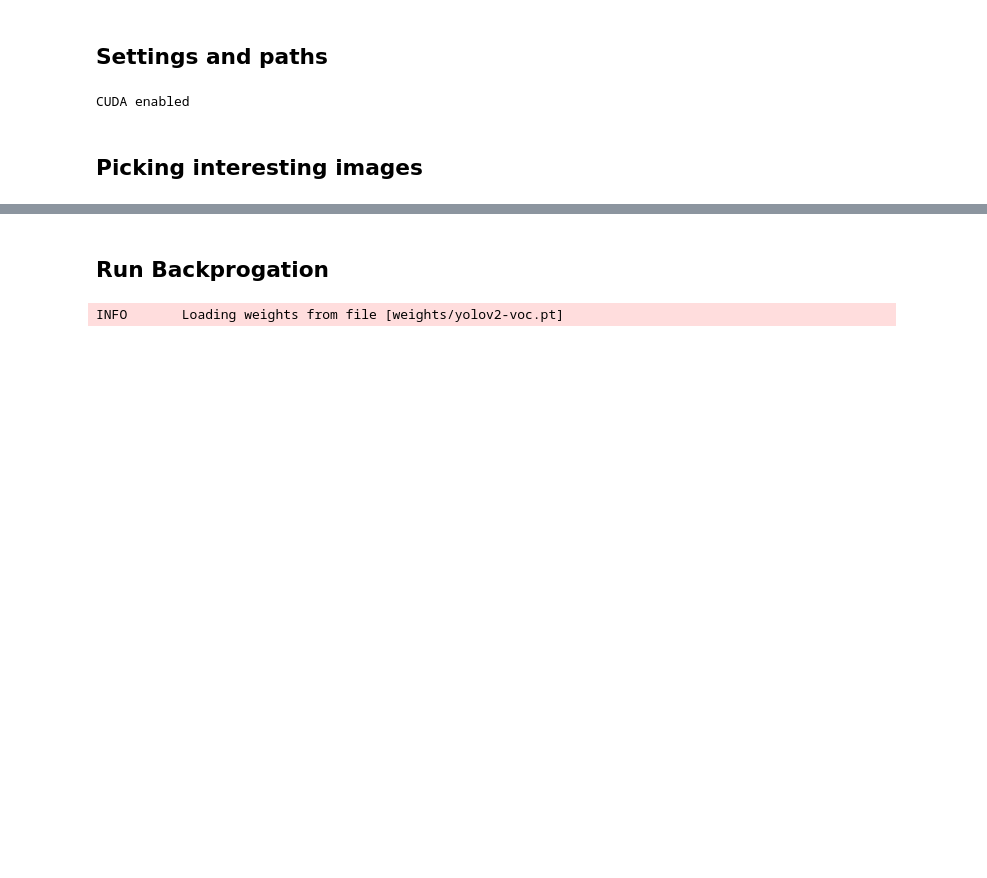
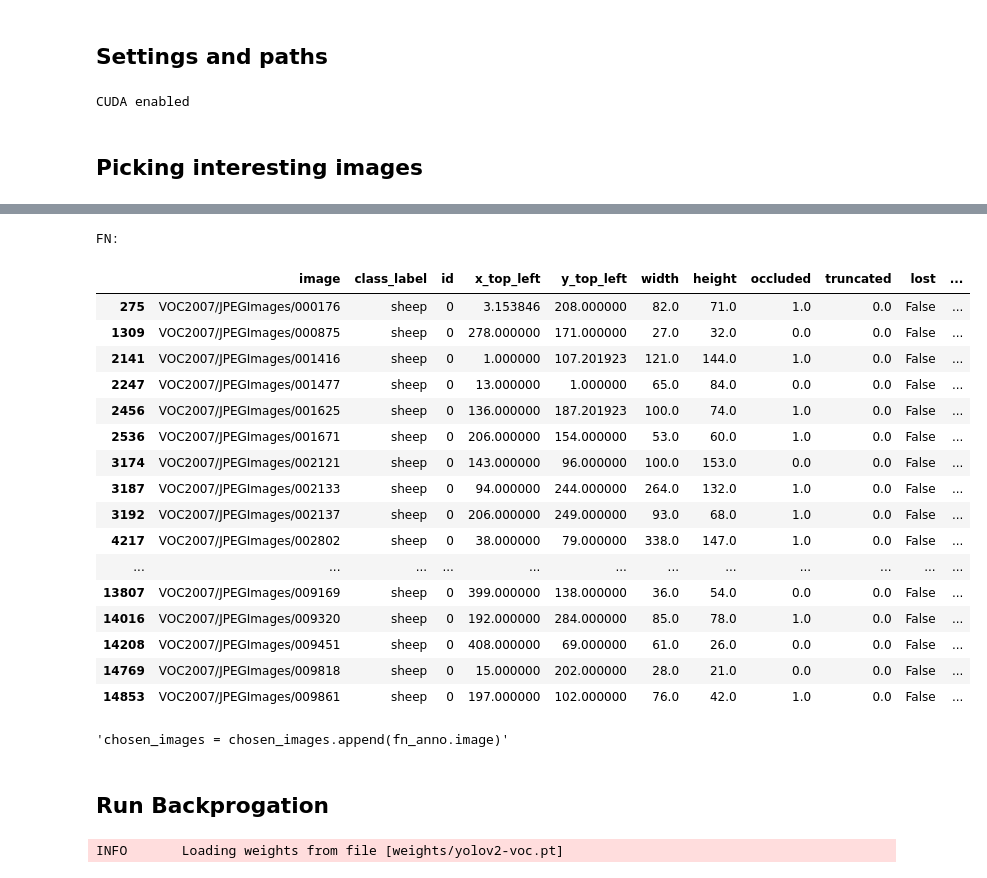
Before and after one commit to AntonPeeters/Interpretable-Object-Detection, a Jupyter notebook: object interpretation.ipynb, the cells around one changed output, grey strips where cells are left out. Cells and saved outputs as stored; diff of their text form; code cells hidden in the pictures; blank space fills up the shorter version.

```diff
--- a/object interpretation.ipynb
+++ b/object interpretation.ipynb
@@ -39,41 +32,40 @@ CUDA enabled
 # %% [markdown]
 ## Picking interesting images
 # %%
-my_class = 'horse' # Which class to look at
+# Load annotations
+anno = bb.io.load('pandas', 'data/annotations.pkl')
+det = bb.io.load('pandas', 'data/detections_all.h5')
+
+# Variables
+detection_threshold = 0.5
+
+my_class = 'sheep' # Which class to look at
 # aeroplane, bicycle, bird, boat, bottle, bus, car, cat, chair, cow, diningtable, dog, horse, motorbike, person, pottedplant, sheep, sofa, train, tvmonitor
 
 anno = anno[anno['class_label'] == my_class]
 det = det[det['class_label'] == my_class]
 
-filtered_det = det
-
-"""pr = bb.stat.pr(det, anno, 0.5)  # IoU threshold of 0.5
-ap = bb.stat.ap(pr)
-
-# Find detection threshold with maximal F1
-f1 = bb.stat.fscore(pr)
-threshold = bb.stat.peak(f1)
-
 # Filter detections based on threshold (computed in previous step from F1-curve)
-filtered_det = det[det.confidence >= threshold.confidence].copy()"""
+filtered_det = det[det.confidence >= detection_threshold].copy()
 
 # Compute TP,FP
-tpfp_det = bb.stat.match_det(filtered_det, anno, 0.0)
+tpfp_det = bb.stat.match_det(filtered_det, anno, 0.1, ignore=bb.stat.IgnoreMethod.SINGLE)
 # match_det() returns detections with a 'tp' and 'fp' column.
 print('TP FP:')
 tpfp_det = tpfp_det[tpfp_det['fp']]
-tpfp_det = tpfp_det[tpfp_det['confidence'] > 0.7]
 tpfp_det = tpfp_det.drop_duplicates(['image'])
 display(tpfp_det.sort_values(['confidence'], ascending=False))
 chosen_images = tpfp_det.image
 
 # Compute FN
-fn_anno = bb.stat.match_anno(filtered_det, anno, 0.0, bb.stat.IgnoreMethod=0)
+fn_anno = bb.stat.match_anno(filtered_det, anno, 0.5, ignore=bb.stat.IgnoreMethod.SINGLE)
 # match_anno() returns annotations with a 'detection' column that has the index of the matched detection
 # We use this to filter unmatched annotations (NaN as index)
 fn_anno = fn_anno[fn_anno.detection.isnull()]
+fn_anno = fn_anno[~fn_anno['ignore']]
 fn_anno = fn_anno.drop_duplicates(['image'])
 print('FN:')
 display(fn_anno)
-chosen_images = chosen_images.append(fn_anno.image)
+"""chosen_images = chosen_images.append(fn_anno.image)"""
+#chosen_images = fn_anno.image
 # %% [output]
@@ -81,3 +90,22 @@ SyntaxError: keyword can't be an expression (<ipython-input-11-f8830405b277>, li
+FN:
+|  | image | class_label | id | x_top_left | y_top_left | width | height | occluded | truncated | lost | ... |
+| 275 | VOC2007/JPEGImages/000176 | sheep | 0 | 3.153846 | 208.000000 | 82.0 | 71.0 | 1.0 | 0.0 | False | ... |
+| 1309 | VOC2007/JPEGImages/000875 | sheep | 0 | 278.000000 | 171.000000 | 27.0 | 32.0 | 0.0 | 0.0 | False | ... |
+| 2141 | VOC2007/JPEGImages/001416 | sheep | 0 | 1.000000 | 107.201923 | 121.0 | 144.0 | 1.0 | 0.0 | False | ... |
+| 2247 | VOC2007/JPEGImages/001477 | sheep | 0 | 13.000000 | 1.000000 | 65.0 | 84.0 | 0.0 | 0.0 | False | ... |
+| 2456 | VOC2007/JPEGImages/001625 | sheep | 0 | 136.000000 | 187.201923 | 100.0 | 74.0 | 1.0 | 0.0 | False | ... |
+| 2536 | VOC2007/JPEGImages/001671 | sheep | 0 | 206.000000 | 154.000000 | 53.0 | 60.0 | 1.0 | 0.0 | False | ... |
+| 3174 | VOC2007/JPEGImages/002121 | sheep | 0 | 143.000000 | 96.000000 | 100.0 | 153.0 | 0.0 | 0.0 | False | ... |
+| 3187 | VOC2007/JPEGImages/002133 | sheep | 0 | 94.000000 | 244.000000 | 264.0 | 132.0 | 1.0 | 0.0 | False | ... |
+| 3192 | VOC2007/JPEGImages/002137 | sheep | 0 | 206.000000 | 249.000000 | 93.0 | 68.0 | 1.0 | 0.0 | False | ... |
+| 4217 | VOC2007/JPEGImages/002802 | sheep | 0 | 38.000000 | 79.000000 | 338.0 | 147.0 | 1.0 | 0.0 | False | ... |
+| ... | ... | ... | ... | ... | ... | ... | ... | ... | ... | ... | ... |
+| 13807 | VOC2007/JPEGImages/009169 | sheep | 0 | 399.000000 | 138.000000 | 36.0 | 54.0 | 0.0 | 0.0 | False | ... |
+| 14016 | VOC2007/JPEGImages/009320 | sheep | 0 | 192.000000 | 284.000000 | 85.0 | 78.0 | 1.0 | 0.0 | False | ... |
+| 14208 | VOC2007/JPEGImages/009451 | sheep | 0 | 408.000000 | 69.000000 | 61.0 | 26.0 | 0.0 | 0.0 | False | ... |
+| 14769 | VOC2007/JPEGImages/009818 | sheep | 0 | 15.000000 | 202.000000 | 28.0 | 21.0 | 0.0 | 0.0 | False | ... |
+| 14853 | VOC2007/JPEGImages/009861 | sheep | 0 | 197.000000 | 102.000000 | 76.0 | 42.0 | 1.0 | 0.0 | False | ... |
+'chosen_images = chosen_images.append(fn_anno.image)'
 # %% [markdown]
 ## Run Backprogation
 # %%
```
Also changed, not shown: parts of 4 cells of this notebook, 11 other files.
